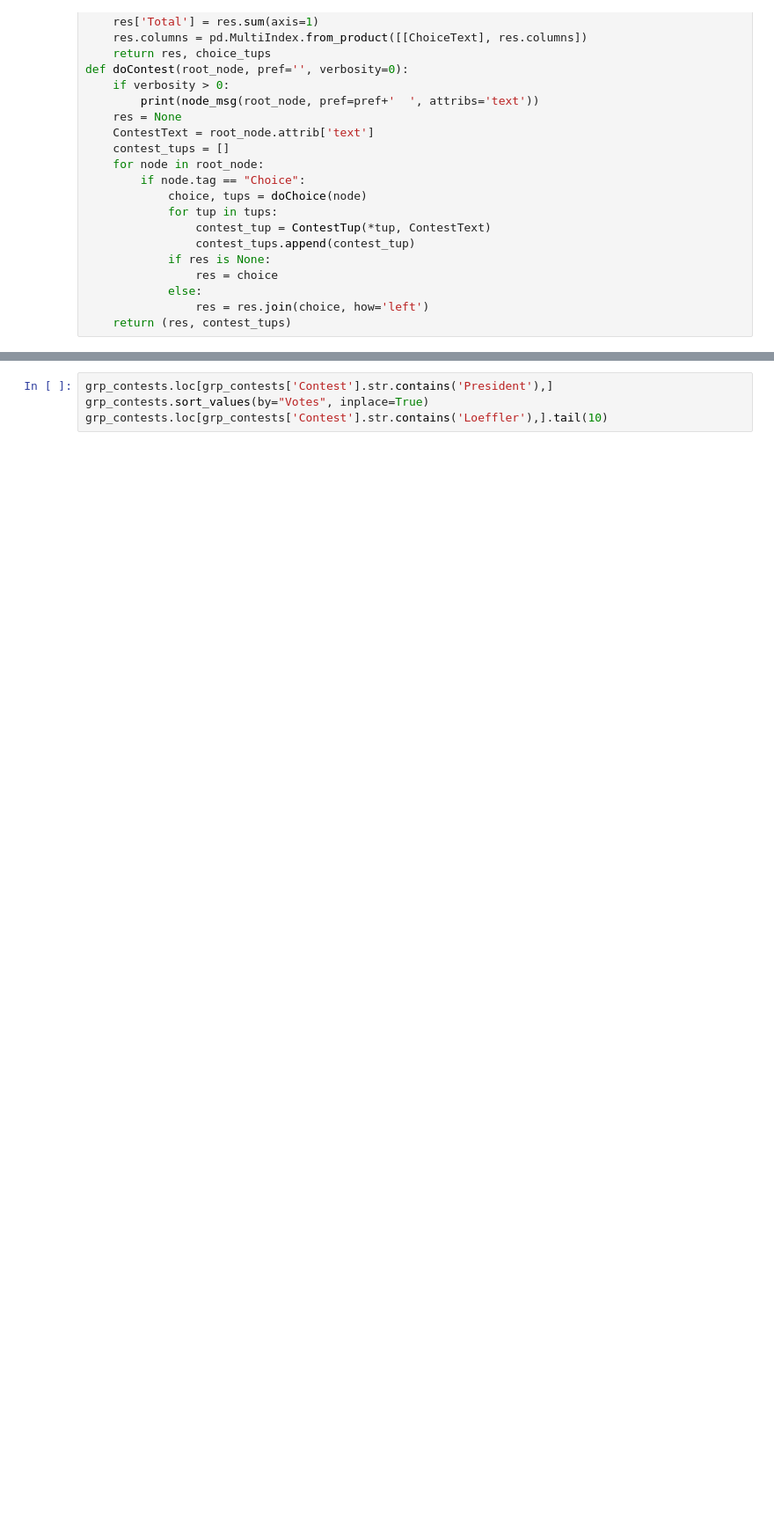
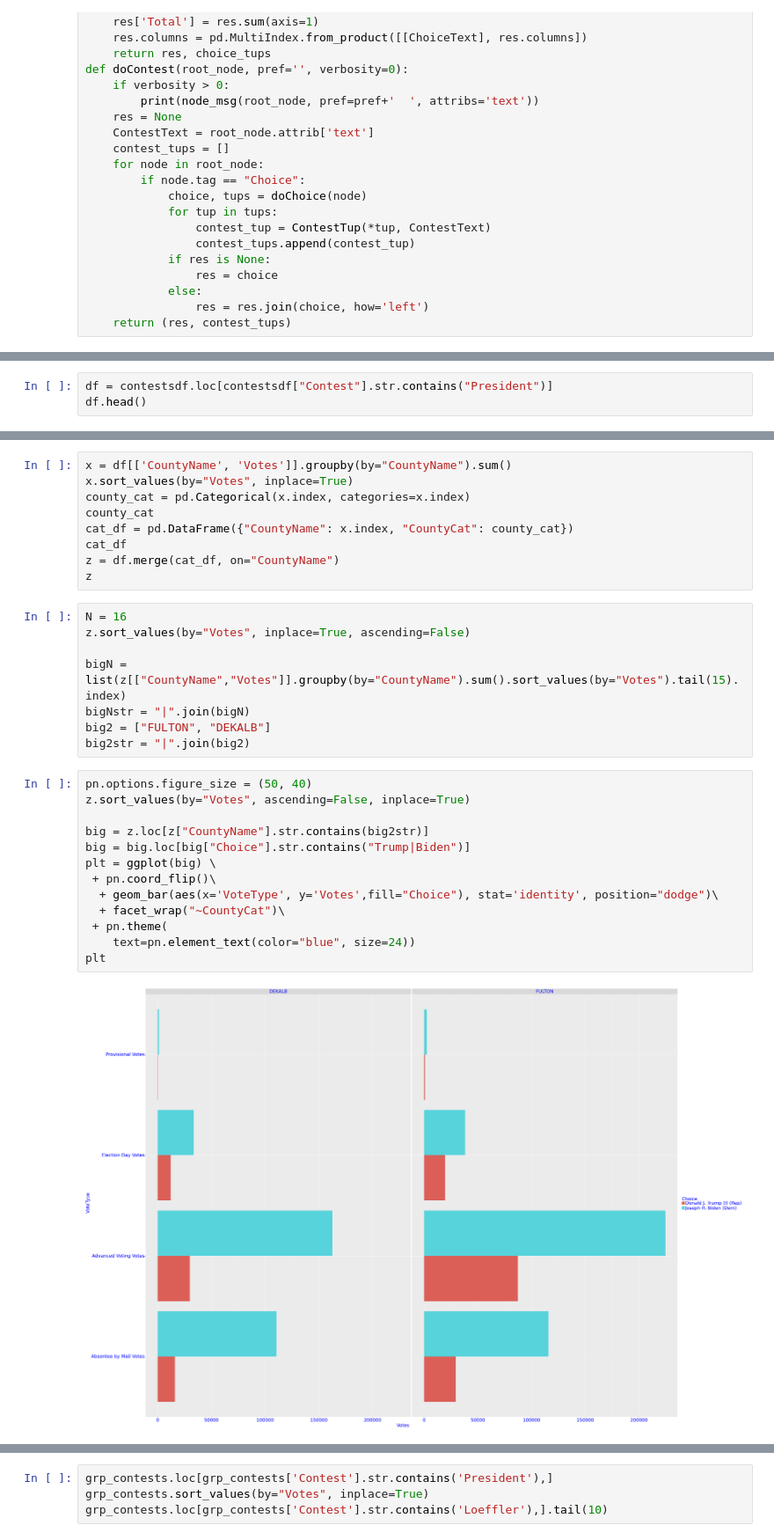
Before and after one commit to jhmuller/ga-votes-2020-11-03, a Jupyter notebook: _notebooks/2020-12-27-ga-votes.ipynb, the cells around one changed output, grey strips where cells are left out. Shown at 88% size. Cells and saved outputs as stored; diff of their text form; blank space fills up the shorter version.

Commit message:
new chart

```diff
--- a/_notebooks/2020-12-27-ga-votes.ipynb
+++ b/_notebooks/2020-12-27-ga-votes.ipynb
@@ -239,0 +238,3 @@ grp_contests.head()
+# %%
+df = contestsdf.loc[contestsdf["Contest"].str.contains("President")]
+df.head()
@@ -239,0 +248,32 @@ grp_contests.head()
+# %%
+x = df[['CountyName', 'Votes']].groupby(by="CountyName").sum()
+x.sort_values(by="Votes", inplace=True)
+county_cat = pd.Categorical(x.index, categories=x.index)
+county_cat
+cat_df = pd.DataFrame({"CountyName": x.index, "CountyCat": county_cat})
+cat_df
+z = df.merge(cat_df, on="CountyName")
+z
+# %%
+N = 16
+z.sort_values(by="Votes", inplace=True, ascending=False)
+
+bigN = list(z[["CountyName","Votes"]].groupby(by="CountyName").sum().sort_values(by="Votes").tail(15).index)
+bigNstr = "|".join(bigN)
+big2 = ["FULTON", "DEKALB"]
+big2str = "|".join(big2)
+# %%
+pn.options.figure_size = (50, 40)
+z.sort_values(by="Votes", ascending=False, inplace=True)
+
+big = z.loc[z["CountyName"].str.contains(big2str)]
+big = big.loc[big["Choice"].str.contains("Trump|Biden")]
+plt = ggplot(big) \
+ + pn.coord_flip()\
+  + geom_bar(aes(x='VoteType', y='Votes',fill="Choice"), stat='identity', position="dodge")\
+  + facet_wrap("~CountyCat")\
+ + pn.theme(
+    text=pn.element_text(color="blue", size=24))
+plt
+# %% [output]
+[figure, added]
```
Also changed, not shown: parts of 9 cells of this notebook.
